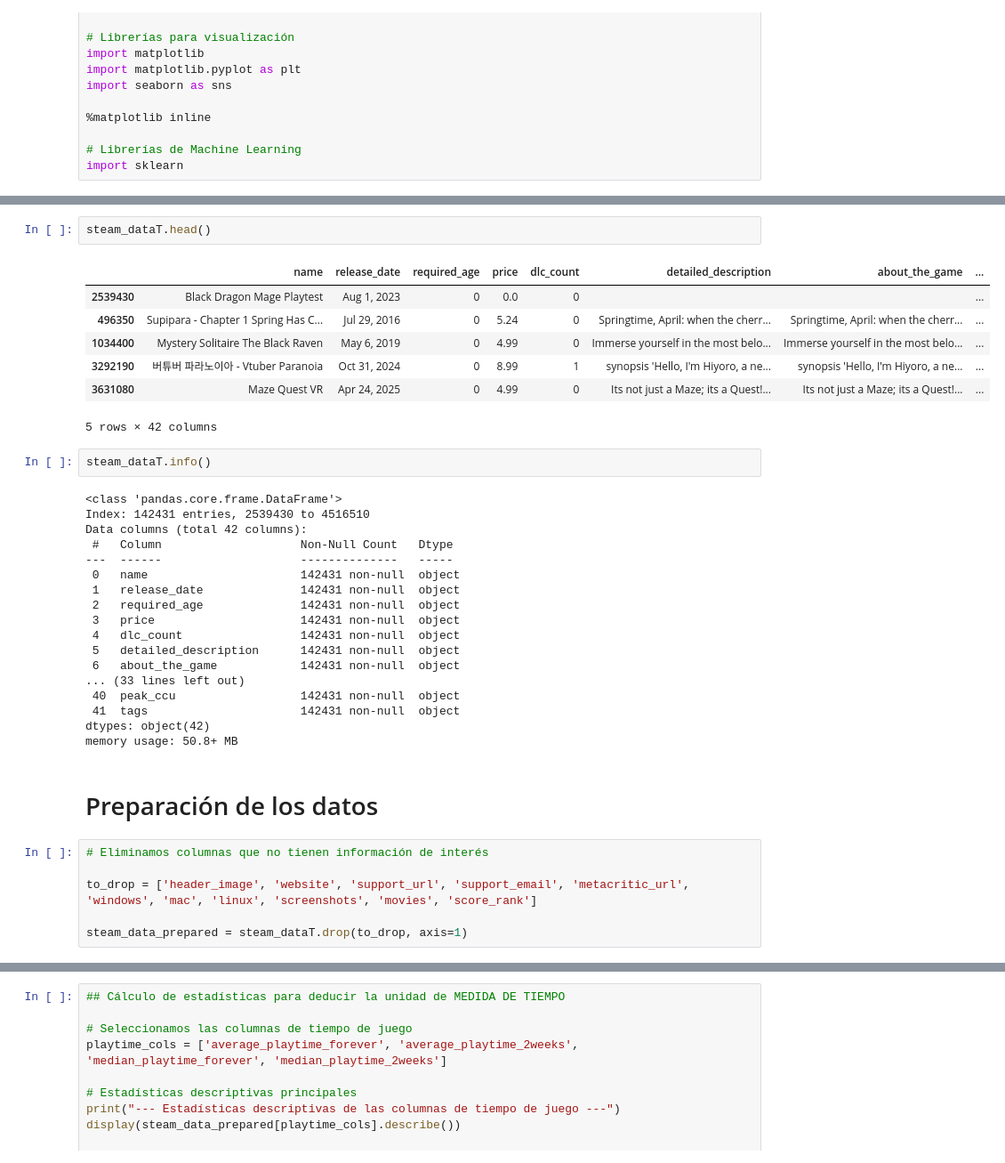
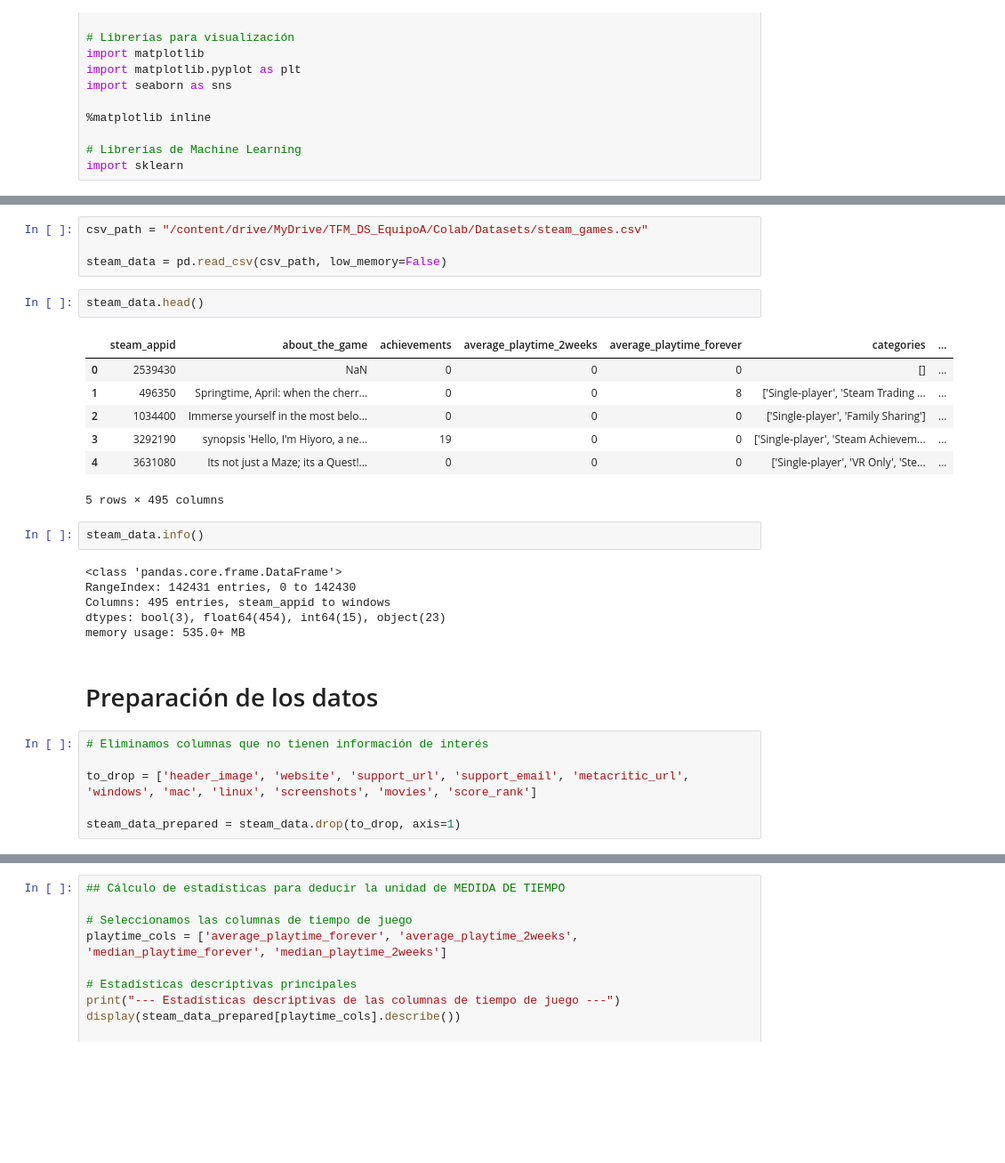
Before and after one commit to GuillemD/TFM, a Jupyter notebook: TFM.ipynb, the cells around one changed output, grey strips where cells are left out. Shown at 89% size. Drawn from its saved outputs; the diff is of its cells as text; blank space fills up the shorter version.

```diff
--- a/TFM.ipynb
+++ b/TFM.ipynb
@@ -104,33 +133,25 @@ steam_dataT = steam_data.transpose()
+# %%
+csv_path = "/content/drive/MyDrive/TFM_DS_EquipoA/Colab/Datasets/steam_games.csv"
+
+steam_data = pd.read_csv(csv_path, low_memory=False)
 # %%
-steam_dataT.head()
+steam_data.head()
 # %% [output]
-|  | name | release_date | required_age | price | dlc_count | detailed_description | about_the_game | ... |
-| 2539430 | Black Dragon Mage Playtest | Aug 1, 2023 | 0 | 0.0 | 0 |  |  | ... |
-| 496350 | Supipara - Chapter 1 Spring Has C... | Jul 29, 2016 | 0 | 5.24 | 0 | Springtime, April: when the cherr... | Springtime, April: when the cherr... | ... |
-| 1034400 | Mystery Solitaire The Black Raven | May 6, 2019 | 0 | 4.99 | 0 | Immerse yourself in the most belo... | Immerse yourself in the most belo... | ... |
-| 3292190 | 버튜버 파라노이아 - Vtuber Paranoia | Oct 31, 2024 | 0 | 8.99 | 1 | synopsis 'Hello, I'm Hiyoro, a ne... | synopsis 'Hello, I'm Hiyoro, a ne... | ... |
-| 3631080 | Maze Quest VR | Apr 24, 2025 | 0 | 4.99 | 0 | Its not just a Maze; its a Quest!... | Its not just a Maze; its a Quest!... | ... |
+|  | steam_appid | about_the_game | achievements | average_playtime_2weeks | average_playtime_forever | categories | ... |
+| 0 | 2539430 | NaN | 0 | 0 | 0 | [] | ... |
+| 1 | 496350 | Springtime, April: when the cherr... | 0 | 0 | 8 | ['Single-player', 'Steam Trading ... | ... |
+| 2 | 1034400 | Immerse yourself in the most belo... | 0 | 0 | 0 | ['Single-player', 'Family Sharing'] | ... |
+| 3 | 3292190 | synopsis 'Hello, I'm Hiyoro, a ne... | 19 | 0 | 0 | ['Single-player', 'Steam Achievem... | ... |
+| 4 | 3631080 | Its not just a Maze; its a Quest!... | 0 | 0 | 0 | ['Single-player', 'VR Only', 'Ste... | ... |
-5 rows × 42 columns
+5 rows × 495 columns
 # %%
-steam_dataT.info()
+steam_data.info()
 # %% [output]
 <class 'pandas.core.frame.DataFrame'>
-Index: 142431 entries, 2539430 to 4516510
-Data columns (total 42 columns):
- #   Column                    Non-Null Count   Dtype
----  ------                    --------------   -----
- 0   name                      142431 non-null  object
- 1   release_date              142431 non-null  object
- 2   required_age              142431 non-null  object
- 3   price                     142431 non-null  object
- 4   dlc_count                 142431 non-null  object
- 5   detailed_description      142431 non-null  object
- 6   about_the_game            142431 non-null  object
-... (33 lines left out)
- 40  peak_ccu                  142431 non-null  object
- 41  tags                      142431 non-null  object
-dtypes: object(42)
-memory usage: 50.8+ MB
+RangeIndex: 142431 entries, 0 to 142430
+Columns: 495 entries, steam_appid to windows
+dtypes: bool(3), float64(454), int64(15), object(23)
+memory usage: 535.0+ MB
 # %% [markdown]
 # Preparación de los datos
 # %%
@@ -138,7 +159,7 @@ memory usage: 50.8+ MB
 
 to_drop = ['header_image', 'website', 'support_url', 'support_email', 'metacritic_url', 'windows', 'mac', 'linux', 'screenshots', 'movies', 'score_rank']
 
-steam_data_prepared = steam_dataT.drop(to_drop, axis=1)
+steam_data_prepared = steam_data.drop(to_drop, axis=1)
 # %%
 steam_data_prepared.info()
 # %% [output]
```
Also changed, not shown: parts of 14 cells of this notebook.
